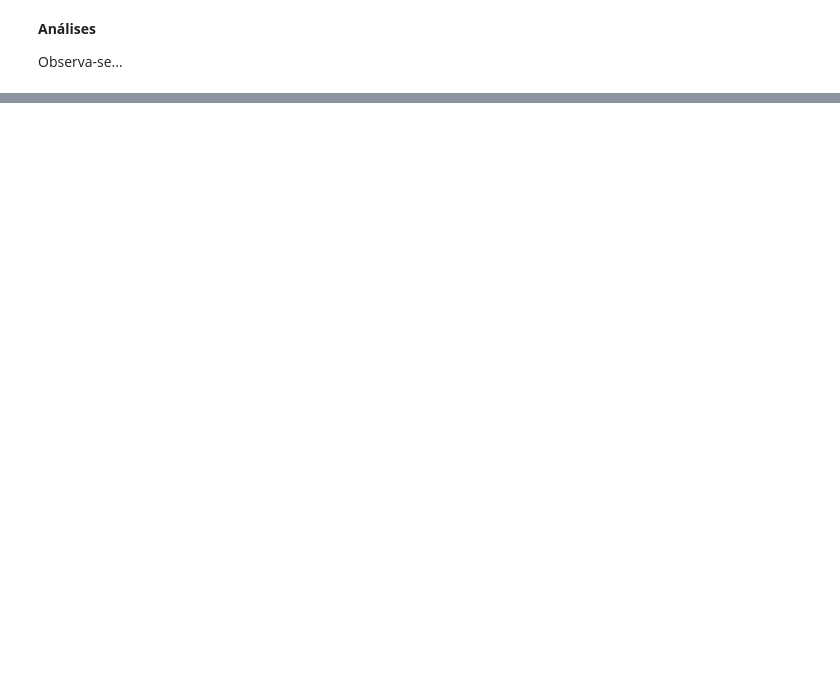
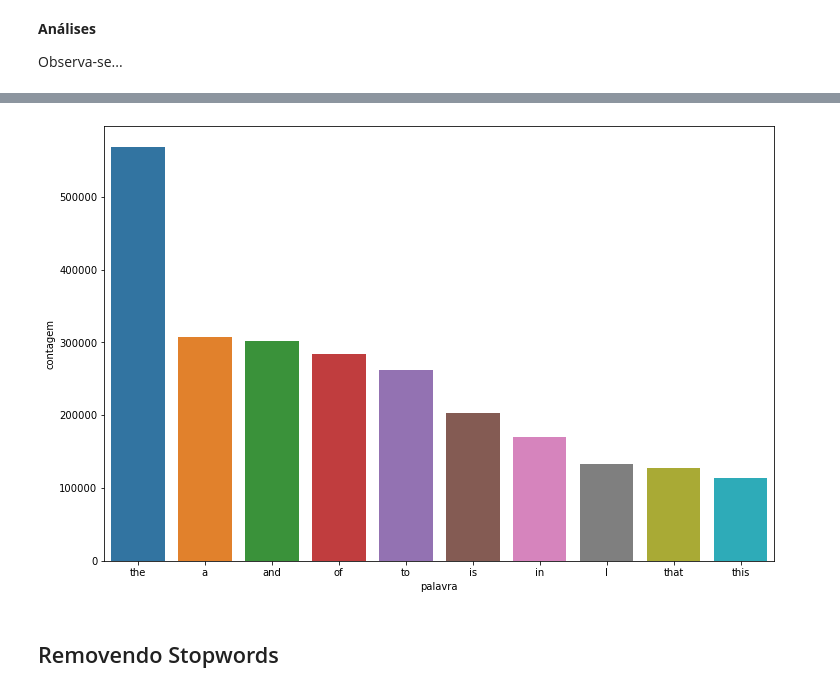
Before and after one commit to izafreitas/machine_learning_dellead_mentoring, a Jupyter notebook: plano_avalicao_lead/Plano de Avaliação Dell Academy Machine Learning.ipynb, the cells around one changed output, grey strips where cells are left out. Drawn from its saved outputs; the diff is of its cells as text; code cells hidden in the pictures; blank space fills up the shorter version.

```diff
--- a/plano_avalicao_lead/Plano de Avaliação Dell Academy Machine Learning.ipynb
+++ b/plano_avalicao_lead/Plano de Avaliação Dell Academy Machine Learning.ipynb
@@ -473,0 +408,8 @@ df_freq.nlargest(columns = "frequencia", n = 10)
+# %%
+# Tokenização de todo o corpus (separação por palavras)
+token_espaco = tokenize.WhitespaceTokenizer()
+token_df = token_espaco.tokenize(palavras) # variável "palavras" armazenda todas as frases do meu corpus
+# %%
+# Calculando a frequência
+freq_palavras = nltk.FreqDist(token_df)
+freq_palavras
@@ -473,0 +451,21 @@ df_freq.nlargest(columns = "frequencia", n = 10)
+# %%
+def histograma(df_texto, coluna_text, quantidade):
+
+    palavras = ' '.join([texto for texto in df_texto[coluna_text]])
+    token_df = token_espaco.tokenize(palavras)
+    freq_palavras = nltk.FreqDist(token_df)
+    df_freq = pd.DataFrame({"palavra": list(freq_palavras.keys()),
+                       "frequencia": list(freq_palavras.values())})
+
+    df_freq = df_freq.nlargest(columns = "frequencia", n = quantidade)
+    plt.figure(figsize=(12,8))
+    ax = sns.barplot(data = df_freq, x = "palavra", y = "frequencia")
+    ax.set(ylabel = "contagem")
+    plt.show()
+
+
+histograma(df_unido, "text", 10)
+# %% [output]
+[figure, added]
+# %% [markdown]
+## Removendo Stopwords
```
Also changed, not shown: parts of 38 cells of this notebook.
